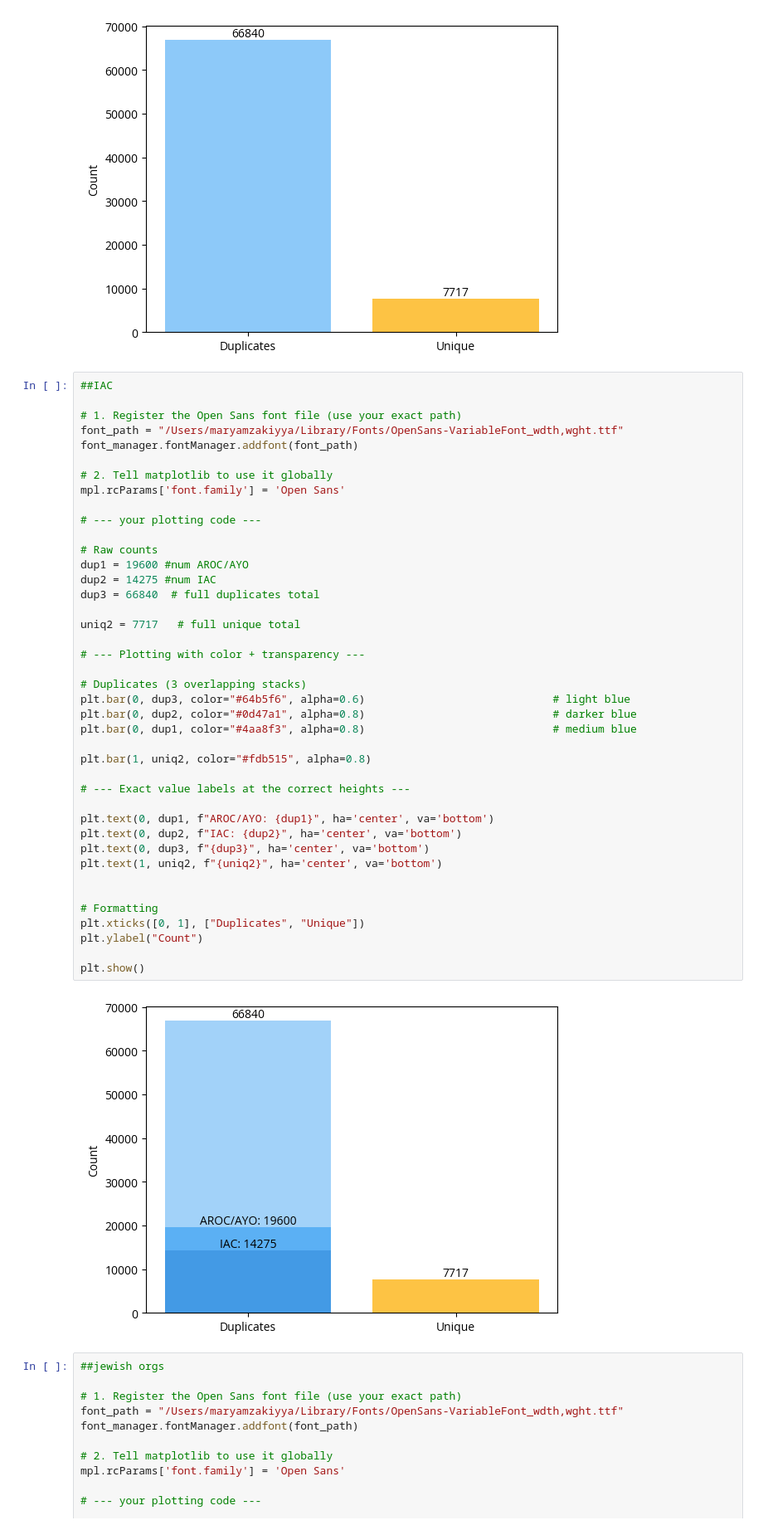
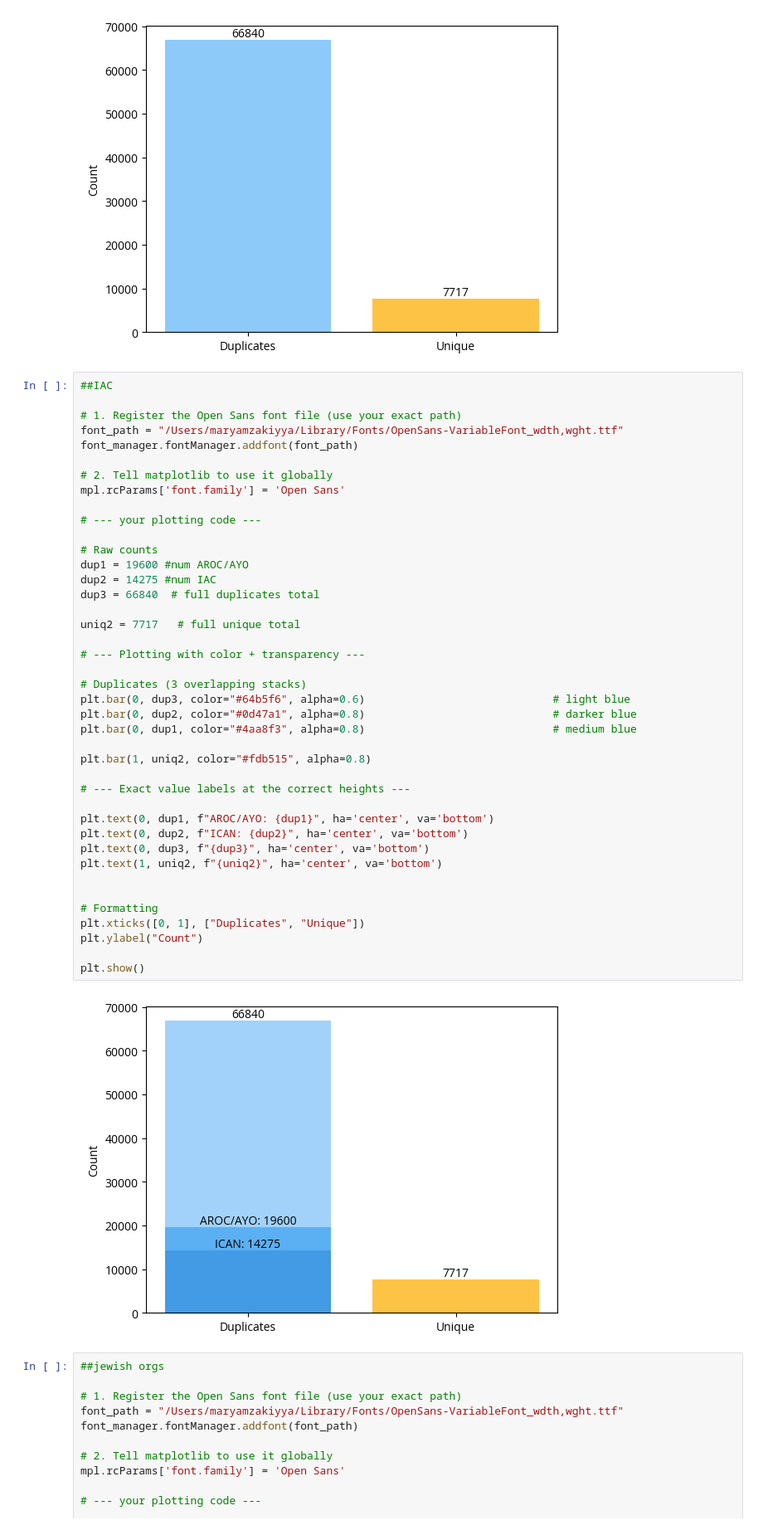
Before and after one commit to yonatanpazpriel/NLPResearch, a Jupyter notebook: Text Files/Text Files/duplicate_handling/Files Cleaning FA25.ipynb, the cells around one changed output. Shown at 83% size. Cells and saved outputs as stored; diff of their text form.

Commit message:
fixed graph to ICAN

```diff
--- a/Text Files/Text Files/duplicate_handling/Files Cleaning FA25.ipynb
+++ b/Text Files/Text Files/duplicate_handling/Files Cleaning FA25.ipynb
@@ -1046,35 +1046,35 @@ mpl.rcParams['font.family'] = 'Open Sans'
 
 # Raw counts
 dup1 = 19600 #num AROC/AYO
 dup2 = 14275 #num IAC
 dup3 = 66840  # full duplicates total
 
 uniq2 = 7717   # full unique total
 
 # --- Plotting with color + transparency ---
 
 # Duplicates (3 overlapping stacks)
 plt.bar(0, dup3, color="#64b5f6", alpha=0.6)                             # light blue
 plt.bar(0, dup2, color="#0d47a1", alpha=0.8)                             # darker blue
 plt.bar(0, dup1, color="#4aa8f3", alpha=0.8)                             # medium blue
 
 plt.bar(1, uniq2, color="#fdb515", alpha=0.8)
 
 # --- Exact value labels at the correct heights ---
 
 plt.text(0, dup1, f"AROC/AYO: {dup1}", ha='center', va='bottom')
-plt.text(0, dup2, f"IAC: {dup2}", ha='center', va='bottom')
+plt.text(0, dup2, f"ICAN: {dup2}", ha='center', va='bottom')
 plt.text(0, dup3, f"{dup3}", ha='center', va='bottom')
 plt.text(1, uniq2, f"{uniq2}", ha='center', va='bottom')
 
 
 # Formatting
 plt.xticks([0, 1], ["Duplicates", "Unique"])
 plt.ylabel("Count")
 
 plt.show()
 # %% [output]
-[figure, old version]
+[figure, new version]
 # %%
 ##jewish orgs
 
```
Also changed, not shown: parts of 1 cell of this notebook.
